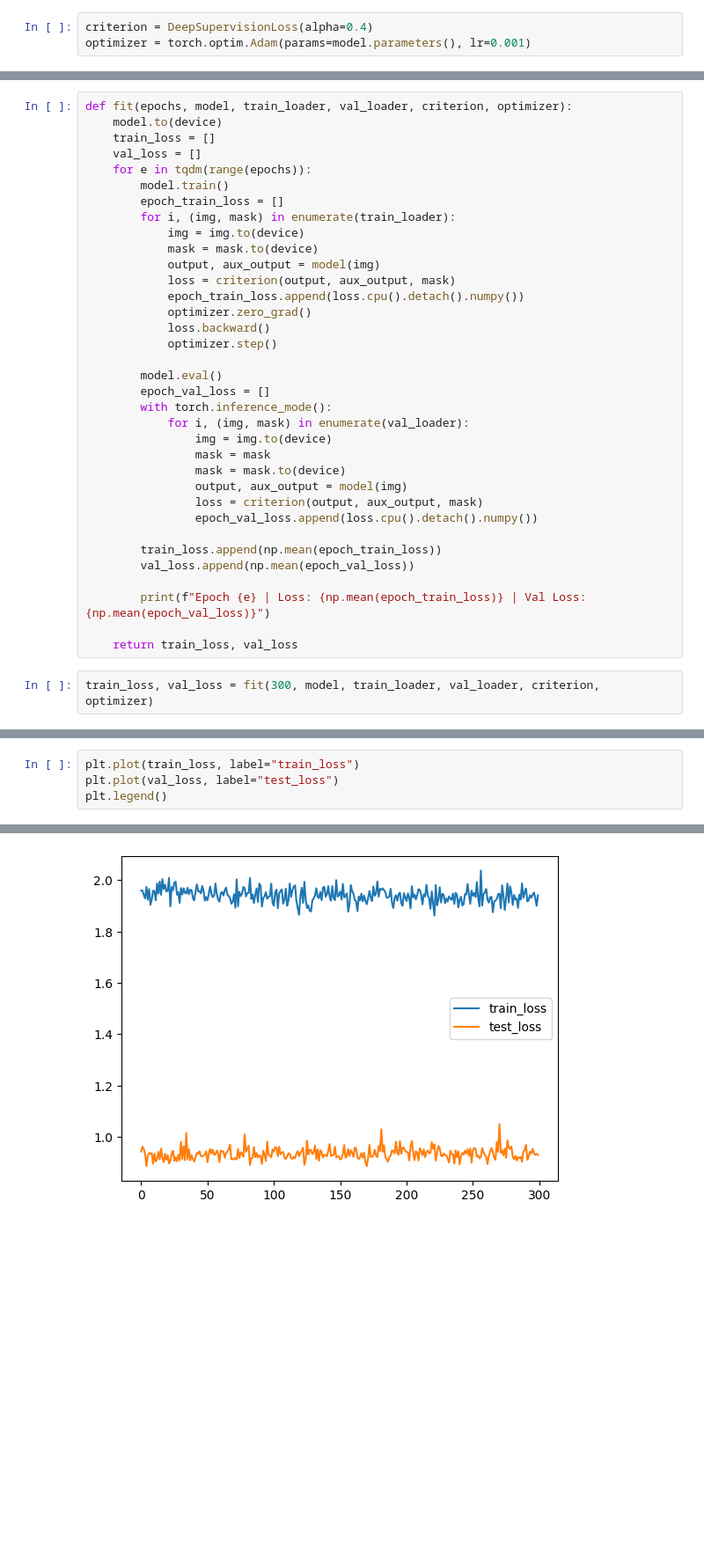
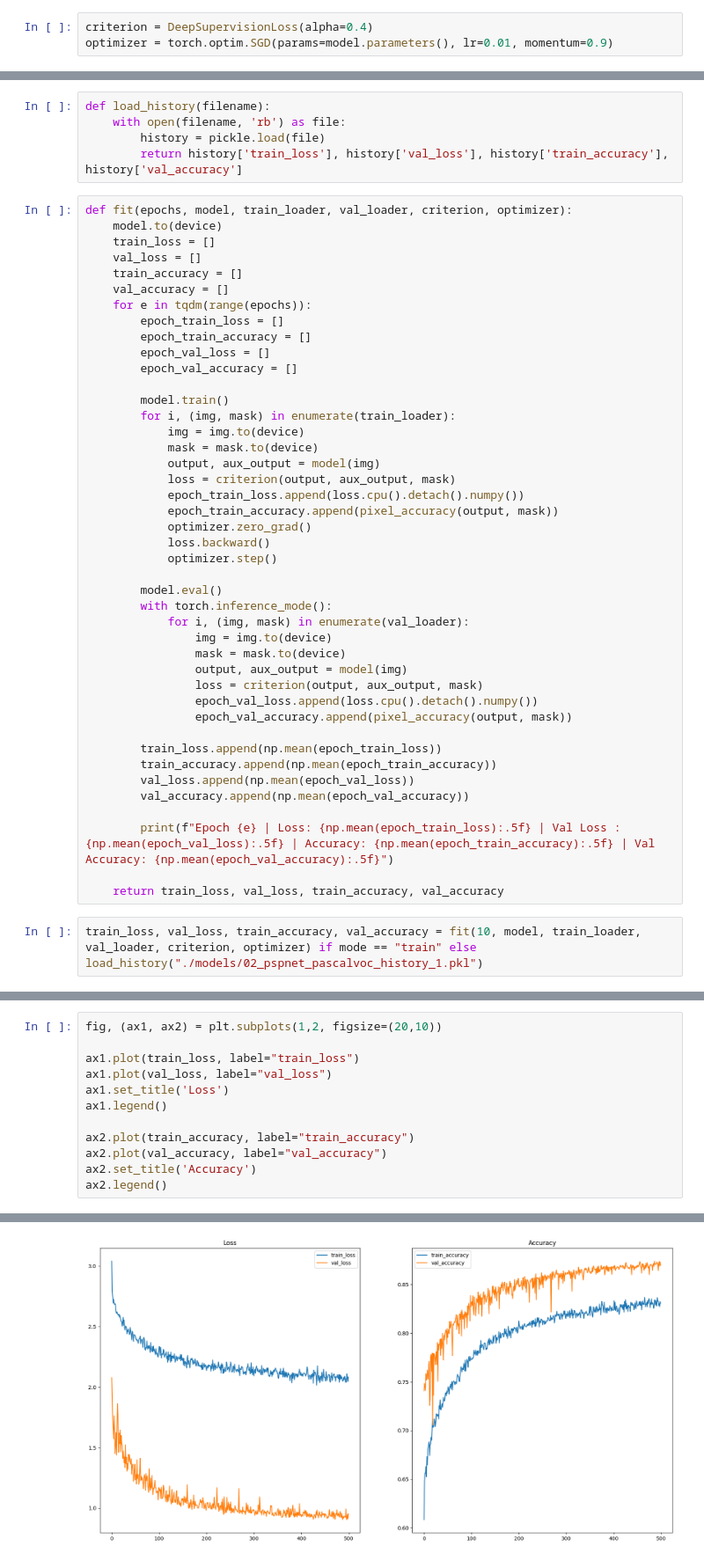
Before and after one commit to jagerbob/pspnet-semantic-segmentation, a Jupyter notebook: 02_pspnet_pascalvoc.ipynb, the cells around one changed output, grey strips where cells are left out. Shown at 88% size. Cells and saved outputs as stored; diff of their text form; blank space fills up the shorter version.

```diff
--- a/02_pspnet_pascalvoc.ipynb
+++ b/02_pspnet_pascalvoc.ipynb
@@ -149,4 +142,4 @@ class DeepSupervisionLoss(nn.Module):
         return loss + self.alpha * aux_loss
 # %%
 criterion = DeepSupervisionLoss(alpha=0.4)
-optimizer = torch.optim.Adam(params=model.parameters(), lr=0.001)
+optimizer = torch.optim.SGD(params=model.parameters(), lr=0.01, momentum=0.9)
@@ -153,37 +153,50 @@ optimizer = torch.optim.Adam(params=model.parameters(), lr=0.001)
+# %%
+def load_history(filename):
+    with open(filename, 'rb') as file:
+        history = pickle.load(file)
+        return history['train_loss'], history['val_loss'], history['train_accuracy'], history['val_accuracy']
 # %%
 def fit(epochs, model, train_loader, val_loader, criterion, optimizer):
     model.to(device)
     train_loss = []
     val_loss = []
+    train_accuracy = []
+    val_accuracy = []
     for e in tqdm(range(epochs)):
+        epoch_train_loss = []
+        epoch_train_accuracy = []
+        epoch_val_loss = []
+        epoch_val_accuracy = []
+
         model.train()
-        epoch_train_loss = []
         for i, (img, mask) in enumerate(train_loader):
             img = img.to(device)
             mask = mask.to(device)
             output, aux_output = model(img)
             loss = criterion(output, aux_output, mask)
             epoch_train_loss.append(loss.cpu().detach().numpy())
+            epoch_train_accuracy.append(pixel_accuracy(output, mask))
             optimizer.zero_grad()
             loss.backward()
             optimizer.step()
 
         model.eval()
-        epoch_val_loss = []
         with torch.inference_mode():
             for i, (img, mask) in enumerate(val_loader):
                 img = img.to(device)
-                mask = mask
                 mask = mask.to(device)
                 output, aux_output = model(img)
                 loss = criterion(output, aux_output, mask)
                 epoch_val_loss.append(loss.cpu().detach().numpy())
+                epoch_val_accuracy.append(pixel_accuracy(output, mask))
 
         train_loss.append(np.mean(epoch_train_loss))
+        train_accuracy.append(np.mean(epoch_train_accuracy))
         val_loss.append(np.mean(epoch_val_loss))
+        val_accuracy.append(np.mean(epoch_val_accuracy))
 
-        print(f"Epoch {e} | Loss: {np.mean(epoch_train_loss)} | Val Loss: {np.mean(epoch_val_loss)}")
+        print(f"Epoch {e} | Loss: {np.mean(epoch_train_loss):.5f} | Val Loss : {np.mean(epoch_val_loss):.5f} | Accuracy: {np.mean(epoch_train_accuracy):.5f} | Val Accuracy: {np.mean(epoch_val_accuracy):.5f}")
 
-    return train_loss, val_loss
+    return train_loss, val_loss, train_accuracy, val_accuracy
 # %%
-train_loss, val_loss = fit(300, model, train_loader, val_loader, criterion, optimizer)
+train_loss, val_loss, train_accuracy, val_accuracy = fit(10, model, train_loader, val_loader, criterion, optimizer) if mode == "train" else load_history("./models/02_pspnet_pascalvoc_history_1.pkl")
@@ -208,7 +203,15 @@ Epoch 299 | Loss: 1.9410667419433594 | Val Loss: 0.930321991443634
 # %%
-plt.plot(train_loss, label="train_loss")
-plt.plot(val_loss, label="test_loss")
-plt.legend()
+fig, (ax1, ax2) = plt.subplots(1,2, figsize=(20,10))
+
+ax1.plot(train_loss, label="train_loss")
+ax1.plot(val_loss, label="val_loss")
+ax1.set_title('Loss')
+ax1.legend()
+
+ax2.plot(train_accuracy, label="train_accuracy")
+ax2.plot(val_accuracy, label="val_accuracy")
+ax2.set_title('Accuracy')
+ax2.legend()
 # %% [output]
 <matplotlib.legend.Legend at 0x...>
-[figure, old version]
+[figure, new version]
```
Also changed, not shown: parts of 11 cells of this notebook, 3 other files.
